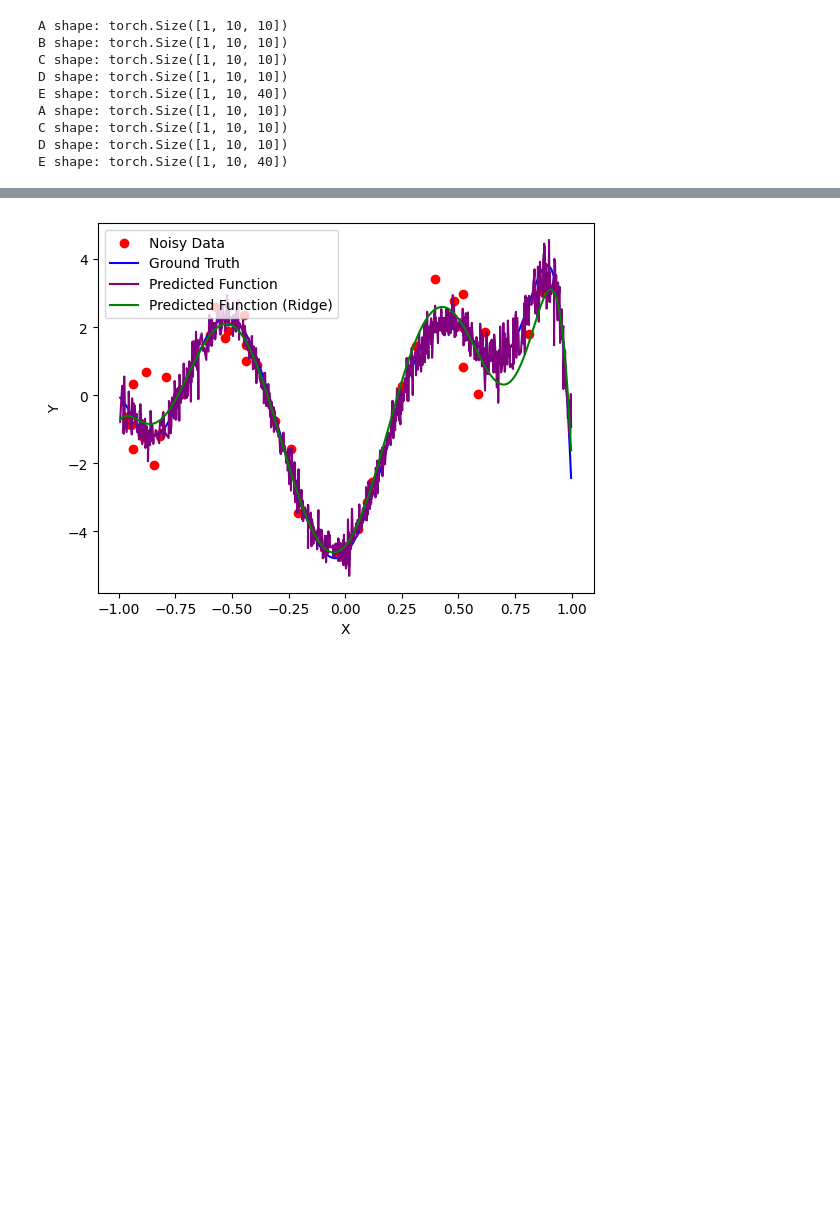
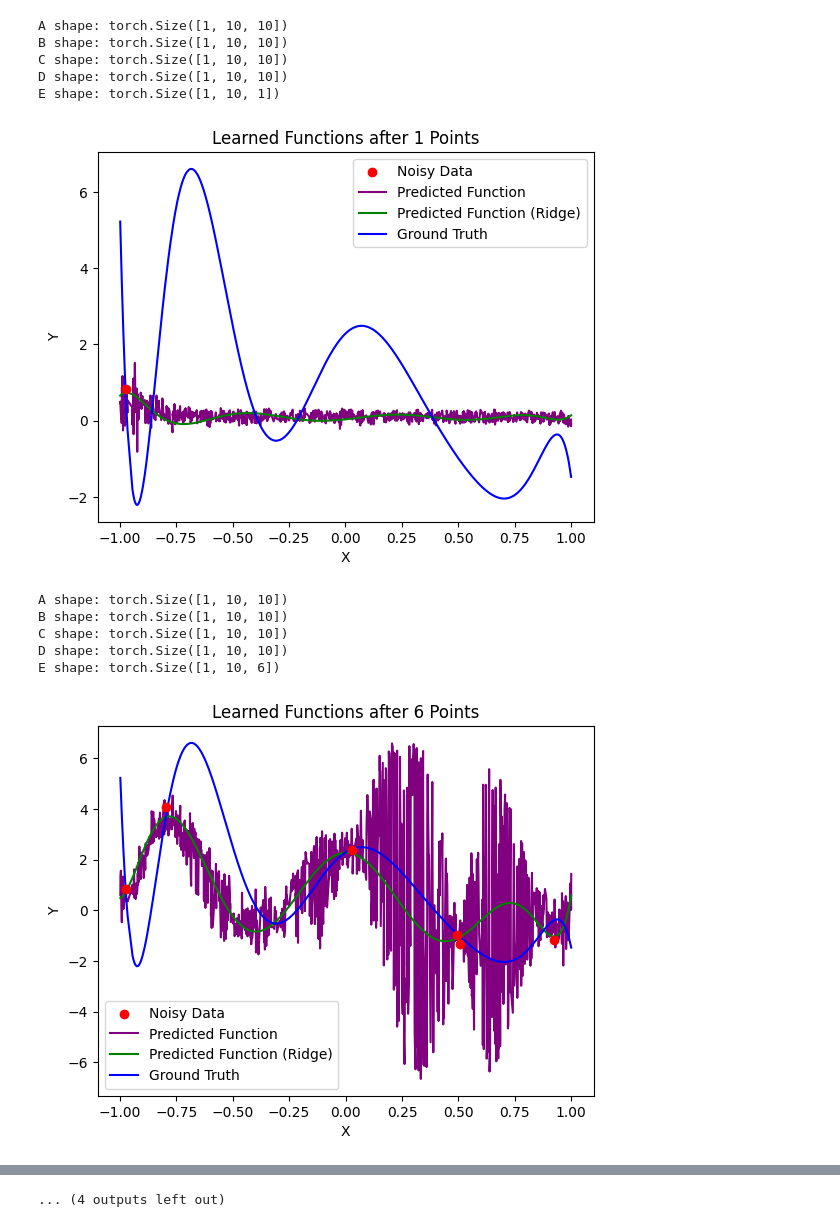
Before and after one commit to wilcoxsonm21/CS182Project, a Jupyter notebook: src/graph_polynomial.ipynb, the cells around one changed output, grey strips where cells are left out. Drawn from its saved outputs; the diff is of its cells as text; code cells hidden in the pictures; blank space fills up the shorter version.

```diff
--- a/src/graph_polynomial.ipynb
+++ b/src/graph_polynomial.ipynb
@@ -9,43 +9,56 @@ from eval import *
 # %%
 sampler = UniformSampler(n_dims=1)
 task = ChebyshevKernelLinearRegression(n_dims=1, batch_size=1, basis_dim=9, different_degrees=False, lowest_degree=9, highest_degree=9)
-run_id = "4b9a372d-d1e4-4d5c-9dcb-bcebd7988cd2"  # if you train more models, replace with the run_id from the table above
+run_id = "standard-0.00005-lr-no-noise"
 run_dir = "../models"
 task_name = "kernel_linear_regression"
 run_path = os.path.join(run_dir, task_name, run_id)
 model, conf = get_model_from_run(run_path, -1)
 transformer_model = model.cuda().eval()
 more_xs_for_graphing_truth = sampler.sample_xs(1000, 1)
-xs = sampler.sample_xs(40, 1)
-extra_transformer_estimated = get_imputed_ys(transformer_model, task, xs, more_xs_for_graphing_truth, smoothing=0.03)
+all_xs = sampler.sample_xs(40, 1)
 extra_ys = task.evaluate(more_xs_for_graphing_truth, noise=False)
-ys, noise = task.evaluate(xs)
-ys = ys + noise
+all_ys = task.evaluate(all_xs, noise=False)
 model = ChebyshevKernelLeastSquaresModelWithRidge(basis_dim=9)
 model_no_ridge = ChebyshevKernelLeastSquaresModel(basis_dim=9)
-predictor = model.return_trained_model(xs, ys)
-extra_predicted = predictor(more_xs_for_graphing_truth)
-no_ridge_predicted = model_no_ridge.return_trained_model(xs, ys)(more_xs_for_graphing_truth)
-xs = xs.squeeze()
-ys = ys.squeeze()
-more_xs_for_graphing_truth = more_xs_for_graphing_truth.squeeze()
+extra_indices = np.argsort(more_xs_for_graphing_truth.squeeze())
+graphing_x = more_xs_for_graphing_truth.squeeze()[extra_indices]
 extra_ys = extra_ys.squeeze()
-extra_predicted = extra_predicted.squeeze()
-extra_transformer_estimated = extra_transformer_estimated.squeeze()
-no_ridge_predicted = no_ridge_predicted.squeeze()
-extra_indices = np.argsort(more_xs_for_graphing_truth)
-more_xs_for_graphing_truth = more_xs_for_graphing_truth[extra_indices]
 extra_ys = extra_ys[extra_indices]
-extra_transformer_estimated = extra_transformer_estimated[extra_indices]
-extra_predicted = extra_predicted[extra_indices]
-no_ridge_predicted = no_ridge_predicted[extra_indices]
+for i in range(1, 40, 5):
+    xs = all_xs[:,:i,:]
+    ys = all_ys[:,:i]
+    extra_transformer_estimated = get_imputed_ys(transformer_model, task, xs, more_xs_for_graphing_truth, smoothing=0)
+    extra_predicted = model.return_trained_model(xs, ys)(more_xs_for_graphing_truth)
+    no_ridge_predicted = model_no_ridge.return_trained_model(xs, ys)(more_xs_for_graphing_truth)
+    extra_predicted = extra_predicted.squeeze()
+    extra_transformer_estimated = extra_transformer_estimated.squeeze()
+    no_ridge_predicted = no_ridge_predicted.squeeze()
+    extra_transformer_estimated = extra_transformer_estimated[extra_indices]
+    extra_predicted = extra_predicted[extra_indices]
+    no_ridge_predicted = no_ridge_predicted[extra_indices]
+    fig = plt.figure()
+    ax = fig.add_subplot(111)
+    plt.title('Learned Functions after ' + str(i) + ' Points')
+    ax.scatter(xs.squeeze(), ys.squeeze(), color='red', label='Noisy Data',zorder=3000)
+    ax.plot(graphing_x, extra_transformer_estimated, color='purple', label='Predicted Function')
+    ax.plot(graphing_x, extra_predicted, color='green', label='Predicted Function (Ridge)', zorder=1000)
+    ax.plot(graphing_x, extra_ys, color='blue', label='Ground Truth',zorder=2000)
+    ax.set_xlabel('X')
+    ax.set_ylabel('Y')
+    ax.legend()
+    plt.savefig("drawing/points-" + str(i) + ".png", dpi=300, bbox_inches='tight')
+    plt.show()
 # %% [output]
 A shape: torch.Size([1, 10, 10])
 B shape: torch.Size([1, 10, 10])
 C shape: torch.Size([1, 10, 10])
 D shape: torch.Size([1, 10, 10])
-E shape: torch.Size([1, 10, 40])
-A shape: torch.Size([1, 10, 10])
-C shape: torch.Size([1, 10, 10])
-D shape: torch.Size([1, 10, 10])
-E shape: torch.Size([1, 10, 40])
+E shape: torch.Size([1, 10, 1])
+[figure, added]
+A shape: torch.Size([1, 10, 10])
+B shape: torch.Size([1, 10, 10])
+C shape: torch.Size([1, 10, 10])
+D shape: torch.Size([1, 10, 10])
+E shape: torch.Size([1, 10, 6])
+[figure, added]
@@ -52,14 +89 @@ E shape: torch.Size([1, 10, 40])
+... (4 outputs left out)
-# %%
-fig = plt.figure()
-ax = fig.add_subplot(111)
-ax.scatter(xs, ys, color='red', label='Noisy Data')
-ax.plot(more_xs_for_graphing_truth, extra_ys, color='blue', label='Ground Truth')
-ax.plot(more_xs_for_graphing_truth, extra_transformer_estimated, color='purple', label='Predicted Function')
-ax.plot(more_xs_for_graphing_truth, extra_predicted, color='green', label='Predicted Function (Ridge)')
-#ax.plot(more_xs_for_graphing_truth, no_ridge_predicted, color='orange', label='Predicted Function (No Ridge)')
-ax.set_xlabel('X')
-ax.set_ylabel('Y')
-ax.legend()
-plt.show()
-# %% [output]
-[figure, removed]
```
Also changed, not shown: parts of 3 cells of this notebook, 19 other files.
